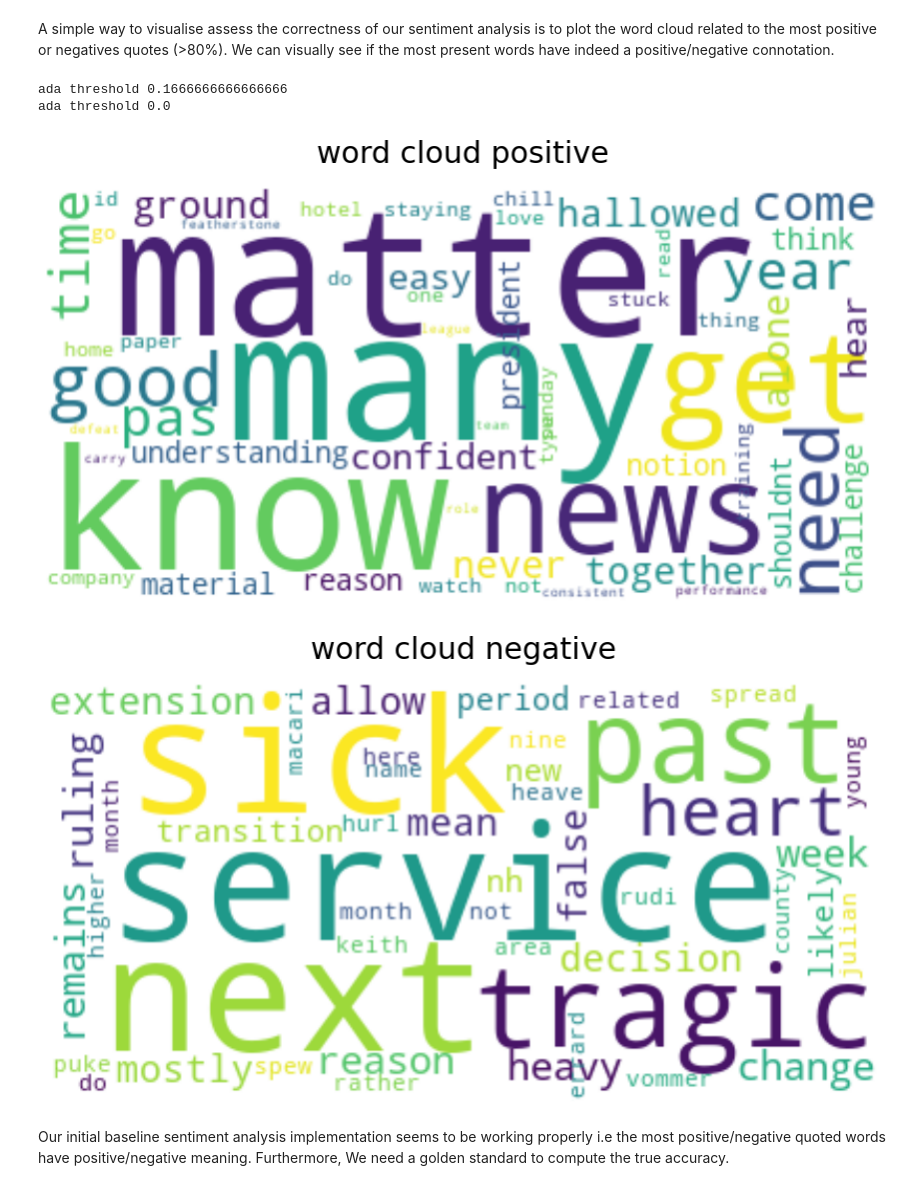
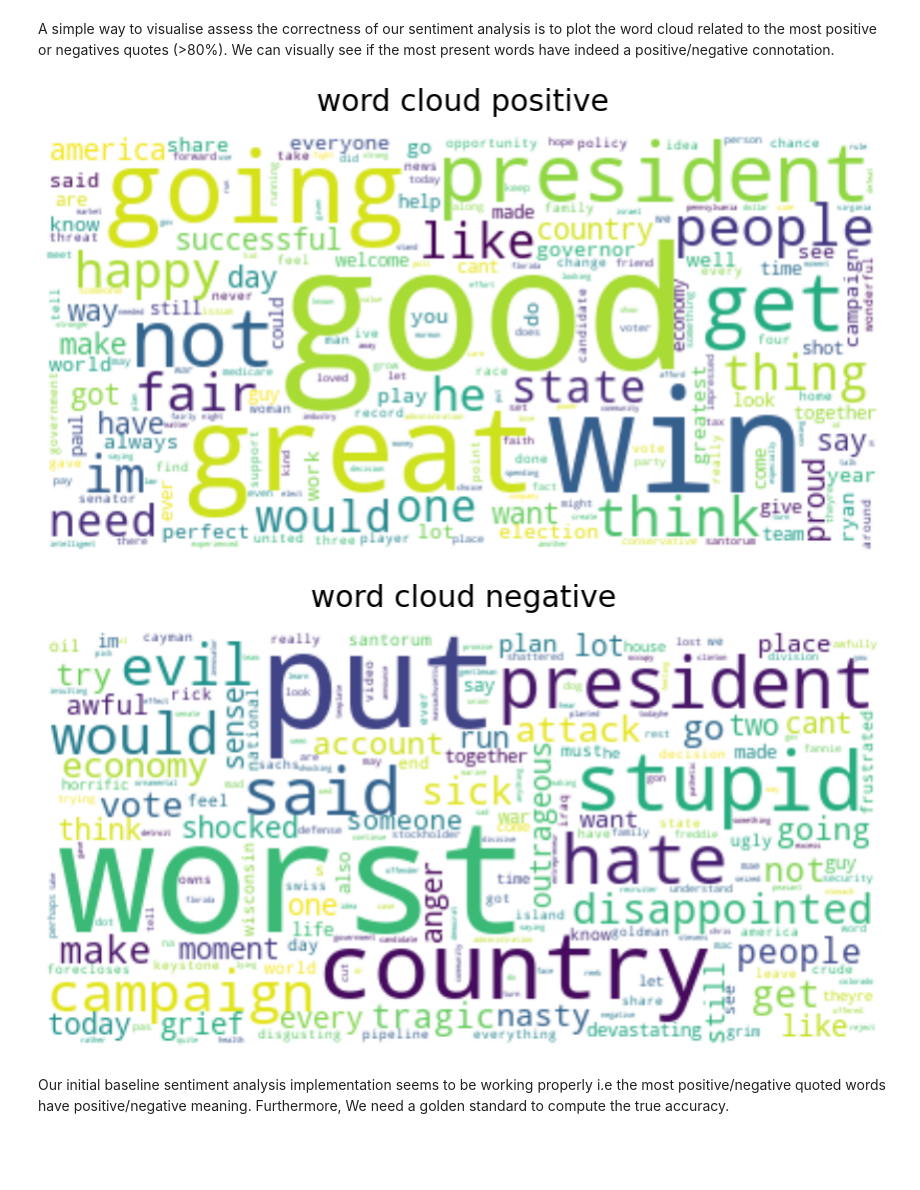
Before and after one commit to epfl-ada/ada-2021-project-sars, a Jupyter notebook: sentiment_analysis/exploratory_data_analysis.ipynb, the cells around one changed output. Saved outputs shown, nothing was run; the diff lists cells and outputs as text; code cells hidden in the pictures; blank space fills up the shorter version.

Commit message:
Clean up sentiment analysis notebooks

```diff
--- a/sentiment_analysis/exploratory_data_analysis.ipynb
+++ b/sentiment_analysis/exploratory_data_analysis.ipynb
@@ -329,34 +421,32 @@ def plot_word_cloud(type_, string: str, filter_keywords=[]):
     plt.imshow(wordcloud, interpolation="bilinear")
     plt.axis("off")
     plt.show()
-# %%
-def extract_positive_sentiment(df_quotes, threshold=0.5):
-    ada_threshold = df_quotes['quotation_polarity'].quantile(q=threshold)
-    print(f'ada threshold {ada_threshold}')
-    positive_quotes = df_quotes[df_quotes['quotation_polarity'] > ada_threshold]
-    return positive_quotes
-
-
-def extract_negative_sentiment(df_quotes, threshold=0.5):
-    ada_threshold = df_quotes['quotation_polarity'].quantile(q=1 - threshold)
-    print(f'ada threshold {ada_threshold}')
-    negative_quotes = df_quotes[df_quotes['quotation_polarity'] < ada_threshold]
-    return negative_quotes
+# %%
+def extract_positive_sentiment(df_quotes, threshold=0.5):
+    #map [0, 1] to [-1, 1]
+    polarity_thresh = threshold * 2 - 1
+    polarity_quotes = df_quotes[df_quotes['quotation_polarity'] > polarity_thresh]
+    subjective_quotes = df_quotes[df_quotes['quotation_subjectivity'] > threshold]
+    return polarity_quotes, subjective_quotes
+
+def extract_negative_sentiment(df_quotes, threshold=0.5):
+    #map [0, 1] to [-1, 1]
+    polarity_thresh = threshold * 2 - 1
+    polarity_quotes = df_quotes[df_quotes['quotation_polarity'] < -polarity_thresh]
+    subjective_quotes = df_quotes[df_quotes['quotation_subjectivity'] < threshold]
+    return polarity_quotes, subjective_quotes
 # %%
 # filter quotes with only positive polarity (>0.8) which corresponds to a higher confidence in prediction.
-positive_pol_quotes = extract_positive_sentiment(df_obama_romney_2012, threshold=0.75)
-negative_pol_quotes = extract_negative_sentiment(df_obama_romney_2012, threshold=0.75)
+positive_pol_quotes, _ = extract_positive_sentiment(df_obama_romney_2012, threshold=0.8)
+negative_pol_quotes, _ = extract_negative_sentiment(df_obama_romney_2012, threshold=0.8)
 
-positive_long_string = remove_punct(''.join(str(positive_pol_quotes['quotation_conc_lemmatized'].values)))
-
-negative_long_string = remove_punct(''.join(str(negative_pol_quotes['quotation_conc_lemmatized'].values)))
+positive_long_string = ''.join([str(x) for x in positive_pol_quotes['quotation_conc_lemmatized']])
+negative_long_string = ''.join([str(x) for x in negative_pol_quotes['quotation_conc_lemmatized']])
 
 plot_word_cloud('positive', positive_long_string, filter_keywords=['mitt', 'romney', 'barack', 'obama'])
 plot_word_cloud('negative', negative_long_string, filter_keywords=['mitt', 'romney', 'barack', 'obama'])
 # %% [output]
-ada threshold 0.1666666666666666
-ada threshold 0.0
-[figure, old version]
+[figure, new version]
-[figure, old version]
+[figure, new version]
 # %% [markdown]
 Our initial baseline sentiment analysis implementation seems to be working properly i.e the most positive/negative quoted words have positive/negative meaning. Furthermore, We need a golden standard to compute the true accuracy.
```
Also changed, not shown: parts of 12 cells of this notebook, 4 other files.
